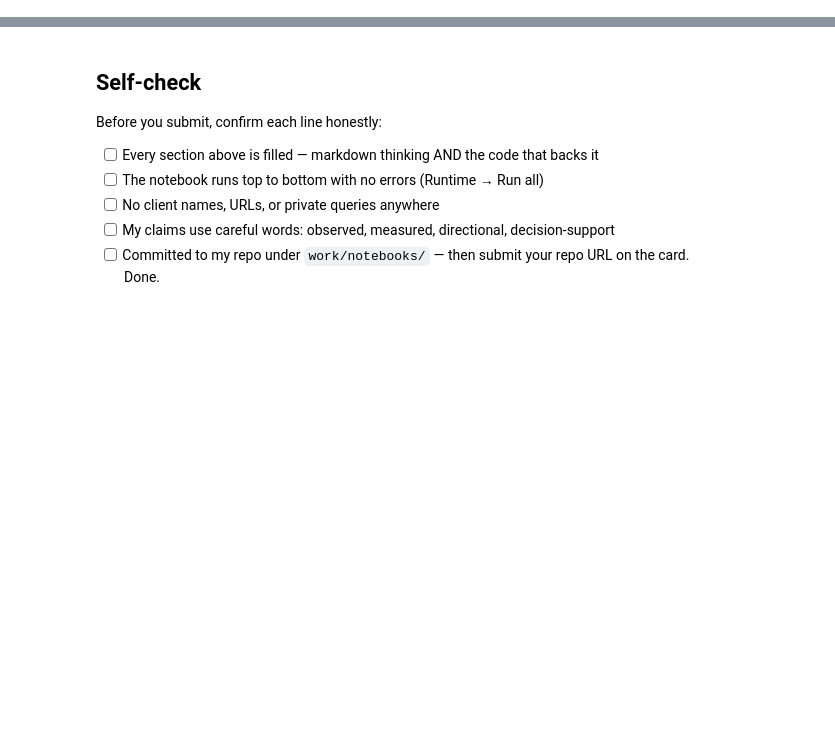
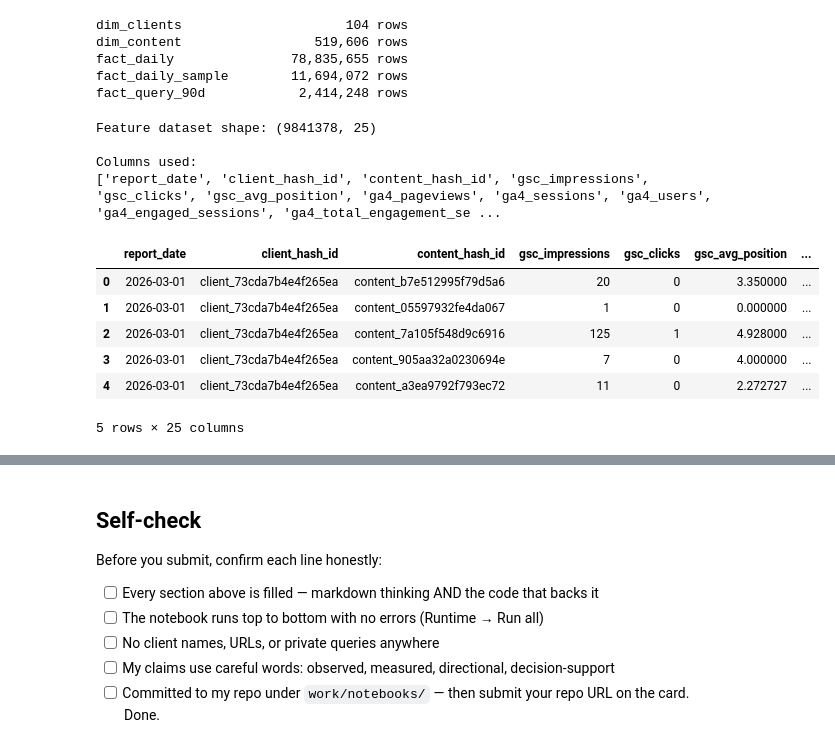
Before and after one commit to 124pritivarma6001-commits/flyrank_internship_ml, a Jupyter notebook: work/notebooks/w03_feature_leakage_check.ipynb, the cells around one changed output, grey strips where cells are left out. Drawn from its saved outputs; the diff is of its cells as text; code cells hidden in the pictures; blank space fills up the shorter version.

```diff
--- a/work/notebooks/w03_feature_leakage_check.ipynb
+++ b/work/notebooks/w03_feature_leakage_check.ipynb
@@ -36,0 +35,79 @@ This skeleton is yours to fill. Work the sections **in order** — each one has
+# %%
+import duckdb
+
+con = duckdb.connect()
+con.execute(f"CREATE OR REPLACE SECRET hf (TYPE huggingface, TOKEN '{HF_TOKEN}')")
+
+REL = 'hf://datasets/FlyRank/internship-warehouse'
+TABLES = {
+    'dim_clients':                f"read_parquet('{REL}/dim_clients.parquet')",
+    'dim_content':                f"read_parquet('{REL}/dim_content.parquet')",
+    'fact_daily':                 f"read_parquet('{REL}/fact_content_daily_performance/**/*.parquet')",
+    'fact_daily_sample':          f"read_parquet('{REL}/fact_content_daily_performance_sample.parquet')",
+    'fact_query_90d':             f"read_parquet('{REL}/fact_content_query_90d.parquet')",
+}
+
+for name, src in TABLES.items():
+    n = con.sql(f'SELECT COUNT(*) FROM {src}').fetchone()[0]
+    print(f'{name:22} {n:>12,} rows')
+# %% [output]
+dim_clients                     104 rows
+dim_content                 519,606 rows
+fact_daily               78,835,655 rows
+fact_daily_sample        11,694,072 rows
+fact_query_90d            2,414,248 rows
+# %%
+# ML-05 — Feature Leakage Check
+# Section 1: Build the feature vector
+
+daily_table = TABLES["fact_daily"]
+
+feature_data = con.sql(f"""
+SELECT
+    report_date,
+    client_hash_id,
+    content_hash_id,
+    gsc_impressions,
+    gsc_clicks,
+    gsc_avg_position,
+    ga4_pageviews,
+    ga4_sessions,
+    ga4_users,
+    ga4_engaged_sessions,
+    ga4_total_engagement_sec,
+    sessions_organic,
+    sessions_direct,
+    sessions_referral,
+    sessions_social,
+    sessions_paid,
+    sessions_ai,
+    ai_chatgpt,
+    ai_perplexity,
+    ai_gemini,
+    ai_copilot,
+    ai_claude,
+    ai_meta,
+    ai_other,
+    scroll_events
+FROM {daily_table}
+WHERE month = '2026-03'
+""").df()
+
+print("Feature dataset shape:", feature_data.shape)
+
+print("\nColumns used:")
+print(feature_data.columns.tolist())
+
+display(feature_data.head())
+# %% [output]
+Feature dataset shape: (9841378, 25)
+
+Columns used:
+['report_date', 'client_hash_id', 'content_hash_id', 'gsc_impressions', 'gsc_clicks', 'gsc_avg_position', 'ga4_pageviews', 'ga4_sessions', 'ga4_users', 'ga4_engaged_sessions', 'ga4_total_engagement_se ...
+|  | report_date | client_hash_id | content_hash_id | gsc_impressions | gsc_clicks | gsc_avg_position | ... |
+| 0 | 2026-03-01 | client_73cda7b4e4f265ea | content_b7e512995f79d5a6 | 20 | 0 | 3.350000 | ... |
+| 1 | 2026-03-01 | client_73cda7b4e4f265ea | content_05597932fe4da067 | 1 | 0 | 0.000000 | ... |
+| 2 | 2026-03-01 | client_73cda7b4e4f265ea | content_7a105f548d9c6916 | 125 | 1 | 4.928000 | ... |
+| 3 | 2026-03-01 | client_73cda7b4e4f265ea | content_905aa32a0230694e | 7 | 0 | 4.000000 | ... |
+| 4 | 2026-03-01 | client_73cda7b4e4f265ea | content_a3ea9792f793ec72 | 11 | 0 | 2.272727 | ... |
+5 rows × 25 columns
```
Also changed, not shown: parts of 17 cells of this notebook.
